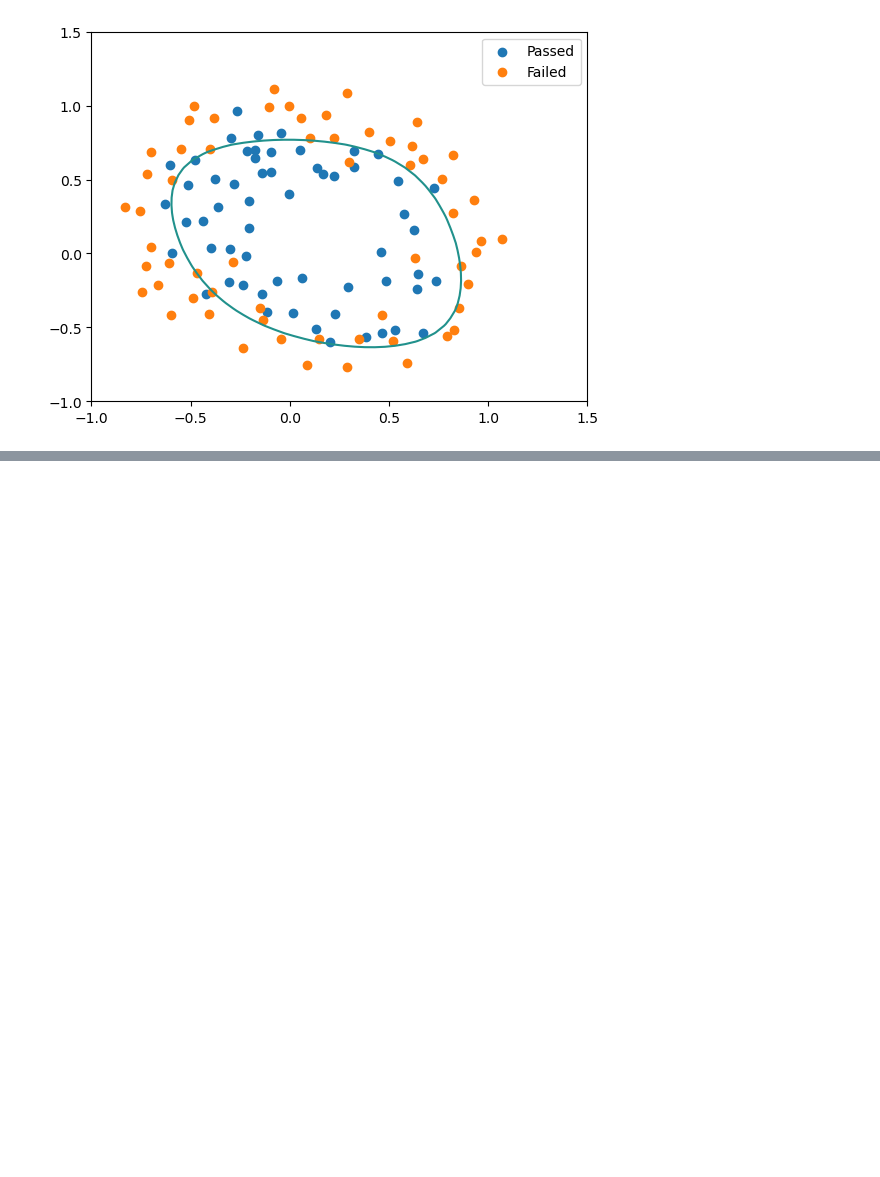
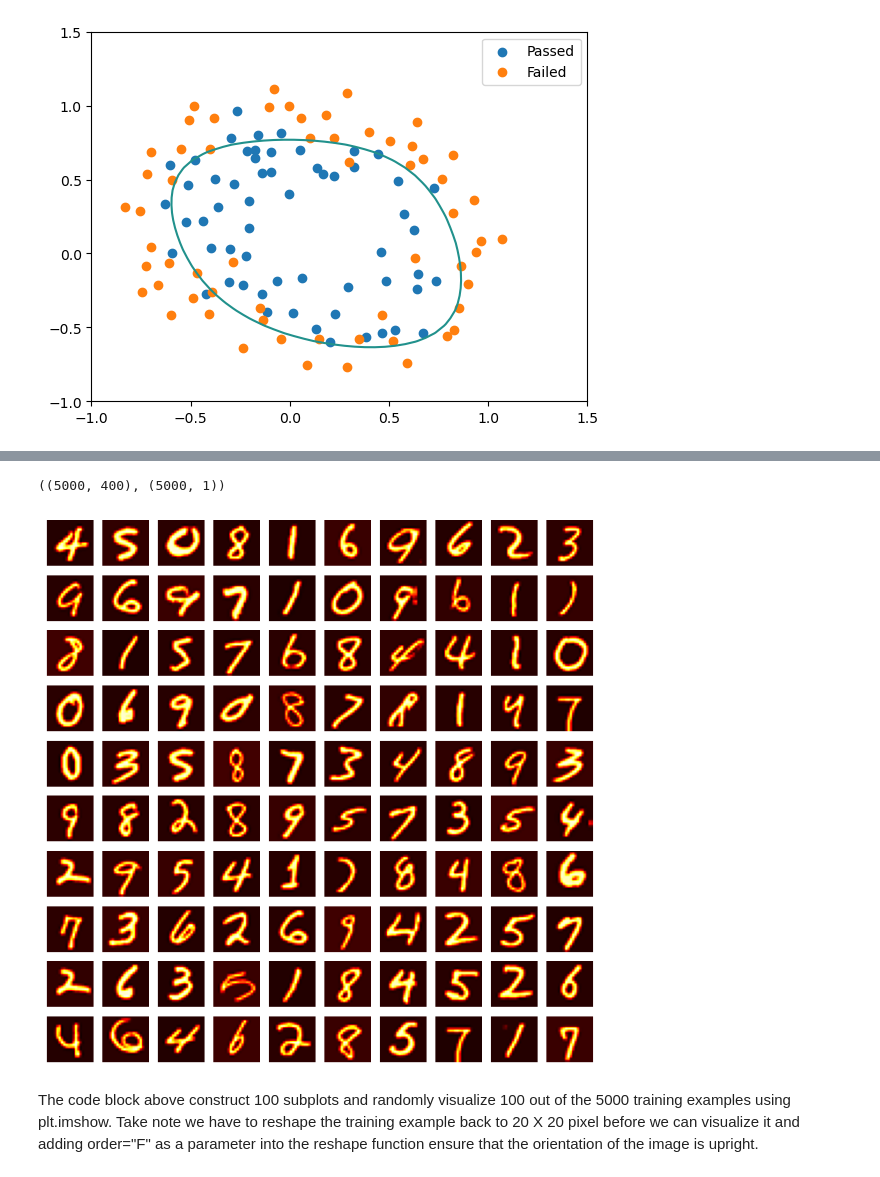
Before and after one commit to khalequzzamanlikhon/ML-Coursera-Python, a Jupyter notebook: Machine-Learning-Coursera-python.ipynb, the cells around one changed output, grey strips where cells are left out. Saved outputs shown, nothing was run; the diff lists cells and outputs as text; code cells hidden in the pictures; blank space fills up the shorter version.

```diff
--- a/Machine-Learning-Coursera-python.ipynb
+++ b/Machine-Learning-Coursera-python.ipynb
@@ -746,0 +750,25 @@ print("Train Accuracy:", (sum(p==y[:,np.newaxis])/len(y) *100)[0],"%")
+# %%
+import numpy as np
+import pandas as pd
+import matplotlib.pyplot as plt
+from scipy.io import loadmat
+# Use loadmat to load matlab files
+data=loadmat("ex3data1.mat")
+X=data["X"]
+y=data["y"]
+# %%
+X.shape, y.shape
+# %% [output]
+((5000, 400), (5000, 1))
+# %%
+#visualising the data
+import matplotlib.image as mpimg
+fig, axis = plt.subplots(10,10,figsize=(8,8))
+for i in range(10):
+    for j in range(10):
+        axis[i,j].imshow(X[np.random.randint(0,5001),:].reshape(20,20,order="F"), cmap="hot") #reshape back to 20 pixel by 20 pixel
+        axis[i,j].axis("off")
+# %% [output]
+[figure, added]
+# %% [markdown]
+The code block above construct 100 subplots and randomly visualize 100 out of the 5000 training examples using plt.imshow. Take note we have to reshape the training example back to 20 X 20 pixel before we can visualize it and adding order="F" as a parameter into the reshape function ensure that the orientation of the image is upright.
```
Also changed, not shown: parts of 34 cells of this notebook, 3 other files.
